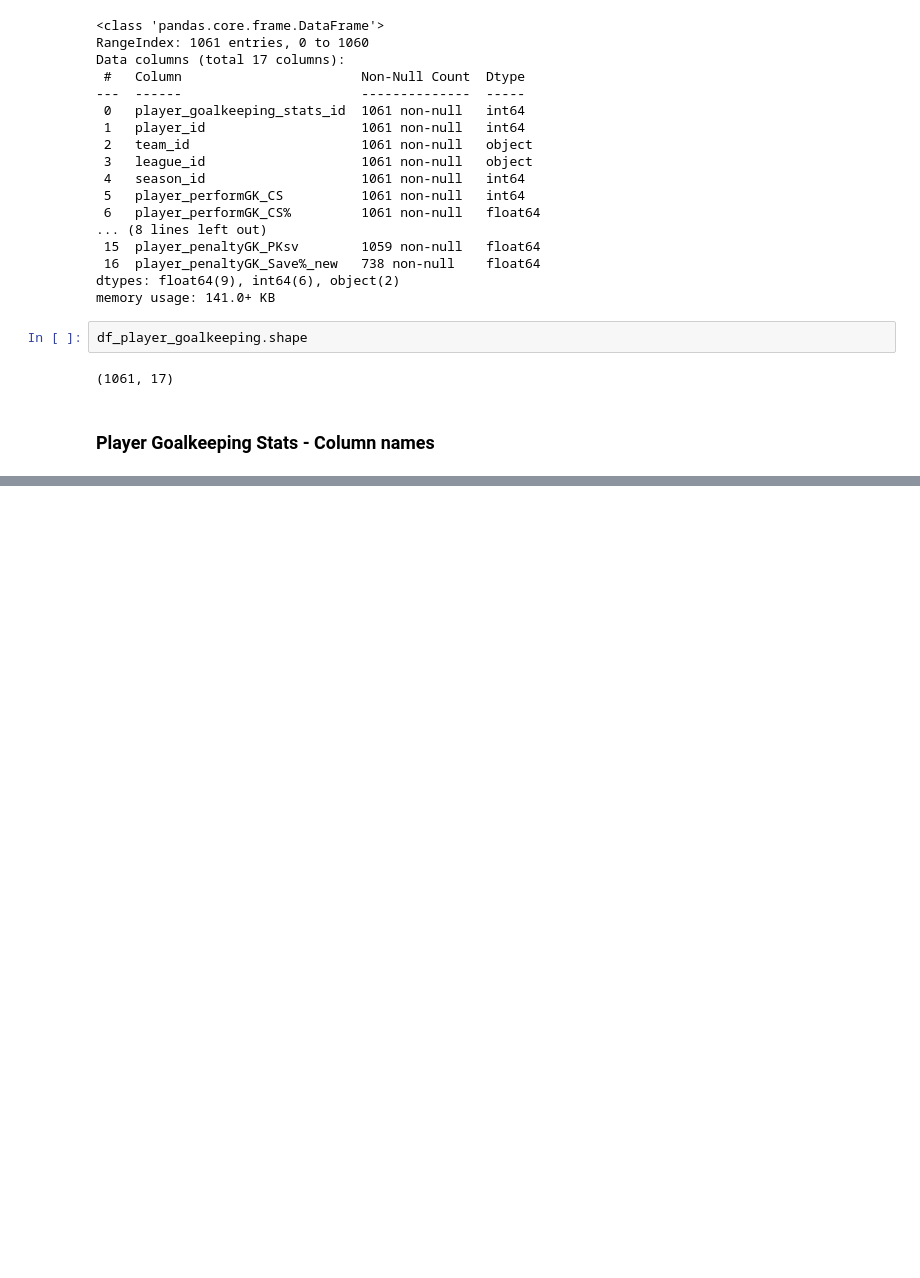
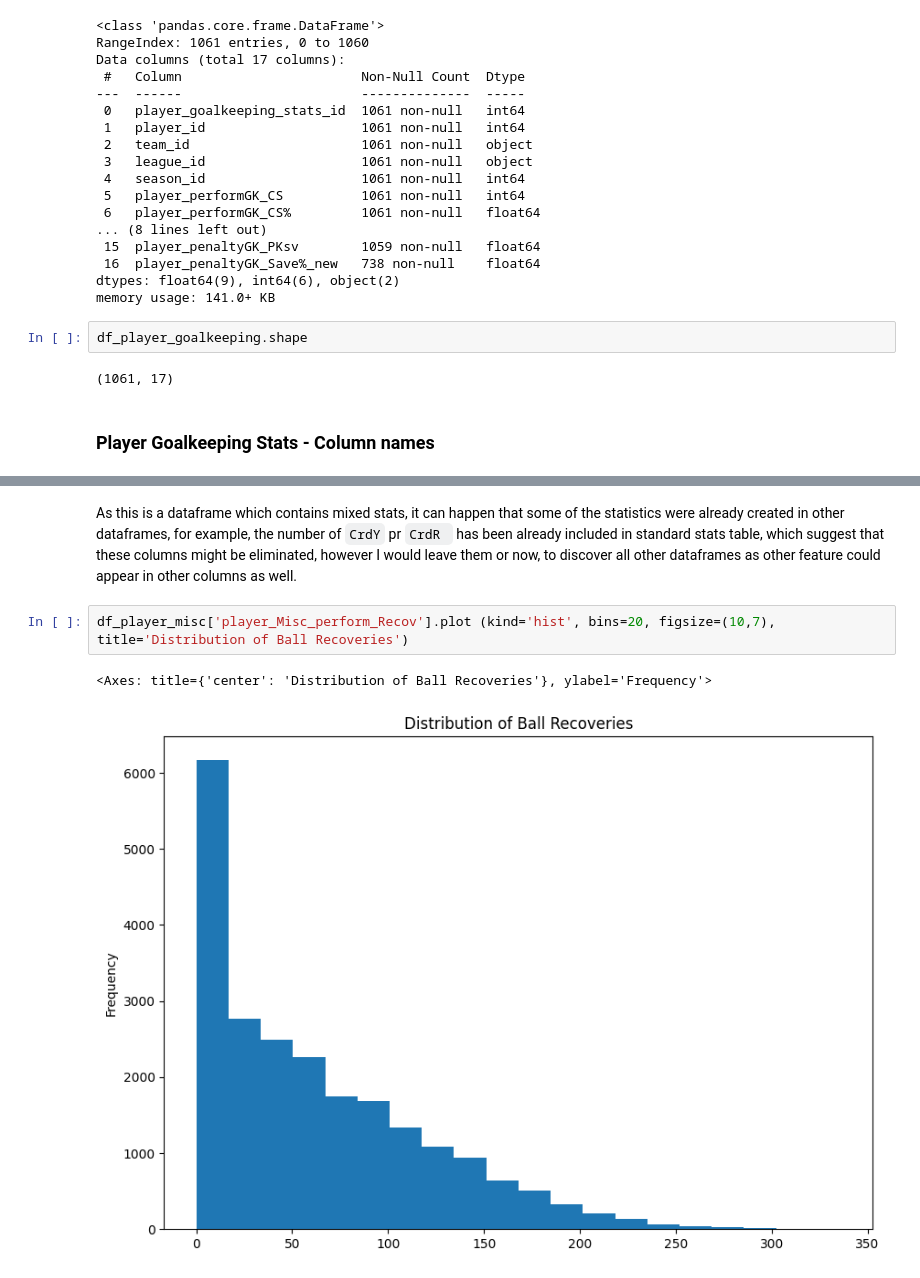
Before and after one commit to sanyi1998/Sandor_Varsanyi_CAPB352_BDA_Project_2025, a Jupyter notebook: Sandor_Varsanyi_CAPB352_final_project.ipynb, the cells around one changed output, grey strips where cells are left out. Saved outputs shown, nothing was run; the diff lists cells and outputs as text; blank space fills up the shorter version.

```diff
--- a/Sandor_Varsanyi_CAPB352_final_project.ipynb
+++ b/Sandor_Varsanyi_CAPB352_final_project.ipynb
@@ -796,0 +950,7 @@ df_player_goalkeeping.shape
+# %% [markdown]
+As this is a dataframe which contains mixed stats, it can happen that some of the statistics were already created in other dataframes, for example, the number of `CrdY` pr `CrdR ` has been already included in standard stats table, which suggest that these columns might be eliminated, however I would leave them or now, to discover all other dataframes as other feature could appear in other columns as well.
+# %%
+df_player_misc['player_Misc_perform_Recov'].plot (kind='hist', bins=20, figsize=(10,7), title='Distribution of Ball Recoveries')
+# %% [output]
+<Axes: title={'center': 'Distribution of Ball Recoveries'}, ylabel='Frequency'>
+[figure, added]
```
Also changed, not shown: parts of 23 cells of this notebook.
